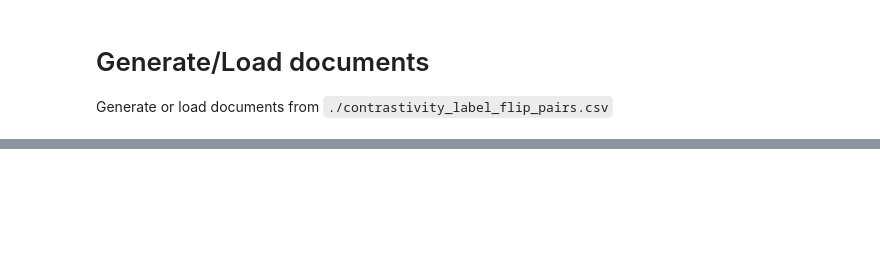
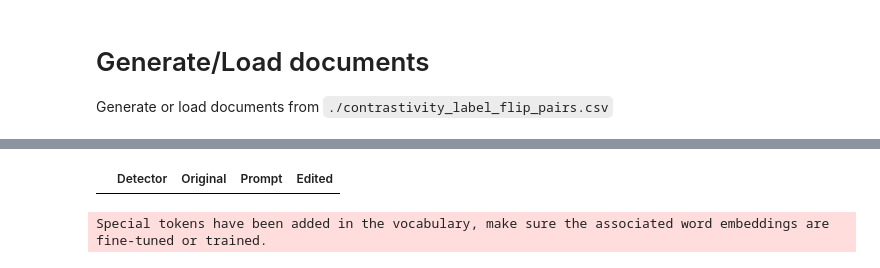
Before and after one commit to loris3/evaluation_explanation_quality, a Jupyter notebook: contrastivity.ipynb, the cells around one changed output, grey strips where cells are left out. Saved outputs shown, nothing was run; the diff lists cells and outputs as text; code cells hidden in the pictures; blank space fills up the shorter version.

```diff
--- a/contrastivity.ipynb
+++ b/contrastivity.ipynb
@@ -124,3 +178,7 @@ df = df.dropna()
+# %%
+df[df["Original"] == df["Edited"]]
+# %% [output]
+|  | Detector | Original | Prompt | Edited |
 # %%
 from IPython.core.display import HTML
 # %%
@@ -138,7 +198,8 @@ for detector_class in detector_classes:
             explainer = explainer_class(detector)
             for idx, (_, original, prompt, edited) in tqdm(df[df["Detector"] == detector.__class__.__name__].iterrows(), desc="Gathering results"):
 
-
+                # if not (explainer.is_cached(original)) or not(explainer.is_cached(edited)):
+                #      continue
                 # The generation strategy above uses spacy's tokenizer (where punctuation chars are end up in seperate tokens).
                 # The explanation methods have their own tokenizers and FI scores are reported irt to those tokens
                 # For LIME, multiple punctuation chars can end up in the same token e.g.: "!)" is one token, "!" too, "#+#++..,++##" as well.
@@ -149,7 +210,7 @@ for detector_class in detector_classes:
                 # Determining the bounds of the prompt has to be done AFTER tokenization:
                 # Strategy: change bounds until assert explainer.tokenize(original)[0:lenght_promt] == explainer.tokenize(edited)[0:lenght_promt] passes
                 lenght_promt = len(explainer.tokenize(prompt)) # this would suffice for SHAP, but not for lime (because it sometimes collapses punctuation chars into one token)
-                while explainer.tokenize(original)[0:lenght_promt] != explainer.tokenize(edited)[0:lenght_promt]:
+                while explainer.tokenize(original)[0:lenght_promt] != explainer.tokenize(edited)[0:lenght_promt] or len(explainer.tokenize(original)[lenght_promt:]) == 0 or len(explainer.tokenize(edited)[lenght_promt:]) == 0:
                     lenght_promt -= 1
                 lenght_promt = max(lenght_promt, 1) # if the first word is followed by a punctuation char, e.g., "Example! Is a sentence." and the prompt is just "Example", the loop above would set lenght_promt=0. This happens as LIME tokenizes this to ['Example!', 'Is', 'a', 'sentence.']
                 assert explainer.tokenize(original)[1:lenght_promt] == explainer.tokenize(edited)[1:lenght_promt]
@@ -176,6 +237,7 @@ for detector_class in detector_classes:
                     print(edited)
                     print(fi_scores_exp_edited_new_part)
                     print(fi_scores_exp_edited_common_part)
+                    print(fi_scores_exp_original_cut_part)
 
                 max_fi_in_new_part = fi_scores_exp_edited_new_part.max() > fi_scores_exp_edited_common_part.max()
 
@@ -197,6 +259,8 @@ for detector_class in detector_classes:
                 #columns = ["Explainer",                  "Detector",                 "Mean FI Original Cut Part",               "Mean FI Edited New Part",              "Mean FI Original Common Part",              "Mean FI Edited Common Part",             "cos_sim Common Part",  "Krippendorff's Alpha Common Part", "Maximum FI for Machine in New Part"                                                                                                             ]
                 row =     (explainer.__class__.__name__, detector.__class__.__name__, np.mean(fi_scores_exp_original_cut_part), np.mean(fi_scores_exp_edited_new_part), np.mean(fi_scores_exp_original_common_part), np.mean(fi_scores_exp_edited_common_part),  cos_sim,               k_alpha,                             max_fi_in_new_part                                                      )
                 results.append(row)
+# %% [output]
+Special tokens have been added in the vocabulary, make sure the associated word embeddings are fine-tuned or trained.
 # %%
 columns = ["Explainer",                  "Detector",                 "Mean FI Original Cut Part",               "Mean FI Edited New Part",              "Mean FI Original Common Part",              "Mean FI Edited Common Part",    "cos_sim Common Part", "Krippendorff's Alpha Common Part","Maximum FI for Machine in New Part"]
 dff = pd.DataFrame(results, columns=columns)
```
Also changed, not shown: parts of 19 cells of this notebook, 8 other files.
